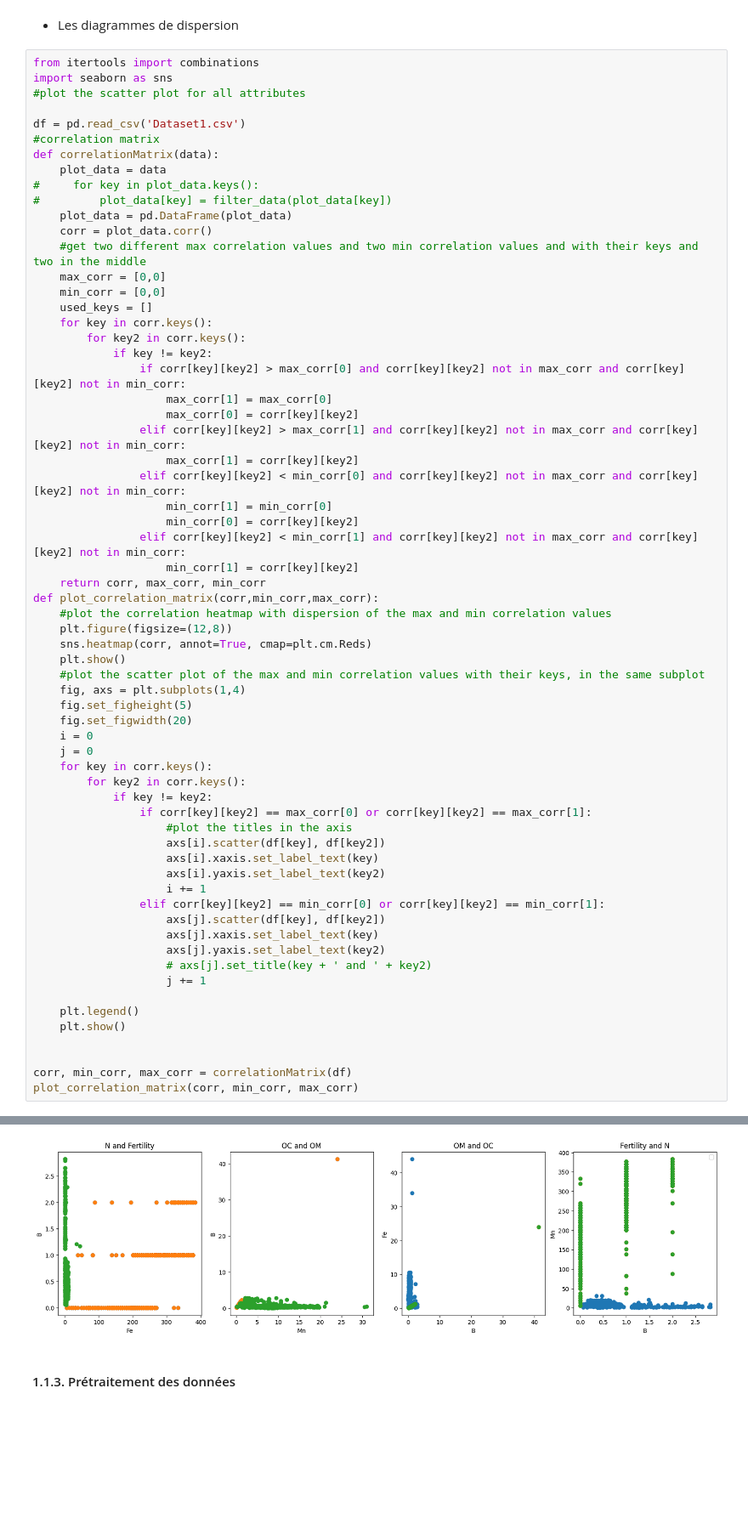
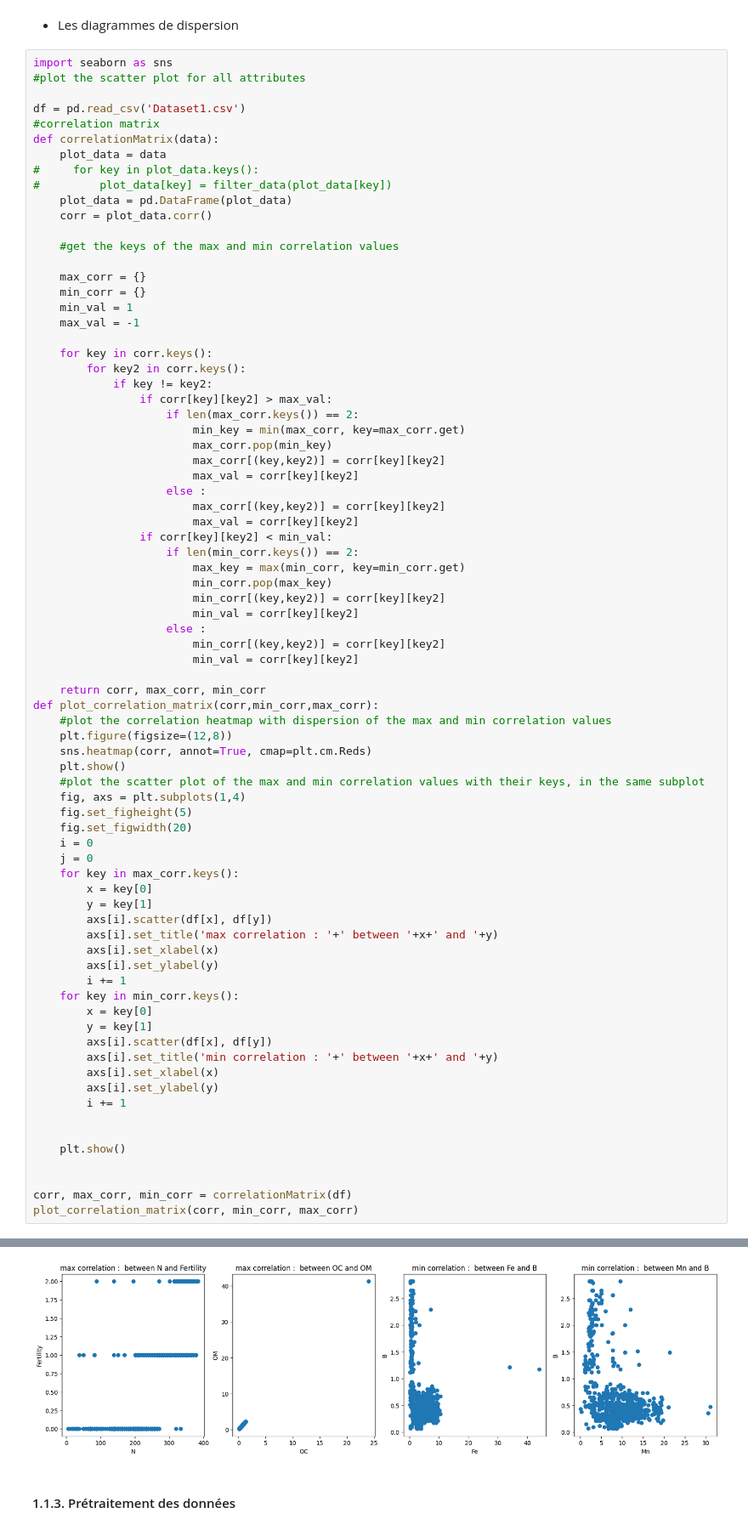
Before and after one commit to abdennour-touat/data-mining-project, a Jupyter notebook: projet.ipynb, the cells around one changed output, grey strips where cells are left out. Shown: that part at 85% size. Saved outputs shown, nothing was run; the diff lists cells and outputs as text; blank space fills up the shorter version.

```diff
--- a/projet.ipynb
+++ b/projet.ipynb
@@ -264,7 +264,6 @@ display_histograms(plot_data)
 # %% [markdown]
 * Les diagrammes de dispersion
 # %%
-from itertools import combinations
 import seaborn as sns
 #plot the scatter plot for all attributes
 
@@ -276,23 +275,36 @@ def correlationMatrix(data):
 #         plot_data[key] = filter_data(plot_data[key])
     plot_data = pd.DataFrame(plot_data)
     corr = plot_data.corr()
-    #get two different max correlation values and two min correlation values and with their keys and two in the middle
-    max_corr = [0,0]
-    min_corr = [0,0]
-    used_keys = []
+
+    #get the keys of the max and min correlation values
+
+    max_corr = {}
+    min_corr = {}
+    min_val = 1
+    max_val = -1
+
     for key in corr.keys():
         for key2 in corr.keys():
             if key != key2:
-                if corr[key][key2] > max_corr[0] and corr[key][key2] not in max_corr and corr[key][key2] not in min_corr:
-                    max_corr[1] = max_corr[0]
-                    max_corr[0] = corr[key][key2]
-                elif corr[key][key2] > max_corr[1] and corr[key][key2] not in max_corr and corr[key][key2] not in min_corr:
-                    max_corr[1] = corr[key][key2]
-                elif corr[key][key2] < min_corr[0] and corr[key][key2] not in max_corr and corr[key][key2] not in min_corr:
-                    min_corr[1] = min_corr[0]
-                    min_corr[0] = corr[key][key2]
-                elif corr[key][key2] < min_corr[1] and corr[key][key2] not in max_corr and corr[key][key2] not in min_corr:
-                    min_corr[1] = corr[key][key2]
+                if corr[key][key2] > max_val:
+                    if len(max_corr.keys()) == 2:
+                        min_key = min(max_corr, key=max_corr.get)
+                        max_corr.pop(min_key)
+                        max_corr[(key,key2)] = corr[key][key2]
+                        max_val = corr[key][key2]
+                    else :
+                        max_corr[(key,key2)] = corr[key][key2]
+                        max_val = corr[key][key2]
+                if corr[key][key2] < min_val:
+                    if len(min_corr.keys()) == 2:
+                        max_key = max(min_corr, key=min_corr.get)
+                        min_corr.pop(max_key)
+                        min_corr[(key,key2)] = corr[key][key2]
+                        min_val = corr[key][key2]
+                    else :
+                        min_corr[(key,key2)] = corr[key][key2]
+                        min_val = corr[key][key2]
+
     return corr, max_corr, min_corr
 def plot_correlation_matrix(corr,min_corr,max_corr):
     #plot the correlation heatmap with dispersion of the max and min correlation values
@@ -305,27 +317,28 @@ def plot_correlation_matrix(corr,min_corr,max_corr):
     fig.set_figwidth(20)
     i = 0
     j = 0
-    for key in corr.keys():
-        for key2 in corr.keys():
-            if key != key2:
-                if corr[key][key2] == max_corr[0] or corr[key][key2] == max_corr[1]:
-                    #plot the titles in the axis
-                    axs[i].scatter(df[key], df[key2])
-                    axs[i].xaxis.set_label_text(key)
-                    axs[i].yaxis.set_label_text(key2)
-                    i += 1
-                elif corr[key][key2] == min_corr[0] or corr[key][key2] == min_corr[1]:
-                    axs[j].scatter(df[key], df[key2])
-                    axs[j].xaxis.set_label_text(key)
-                    axs[j].yaxis.set_label_text(key2)
-                    # axs[j].set_title(key + ' and ' + key2)
-                    j += 1
+    for key in max_corr.keys():
+        x = key[0]
+        y = key[1]
+        axs[i].scatter(df[x], df[y])
+        axs[i].set_title('max correlation : '+' between '+x+' and '+y)
+        axs[i].set_xlabel(x)
+        axs[i].set_ylabel(y)
+        i += 1
+    for key in min_corr.keys():
+        x = key[0]
+        y = key[1]
+        axs[i].scatter(df[x], df[y])
+        axs[i].set_title('min correlation : '+' between '+x+' and '+y)
+        axs[i].set_xlabel(x)
+        axs[i].set_ylabel(y)
+        i += 1
 
-    plt.legend()
+
     plt.show()
 
 
-corr, min_corr, max_corr = correlationMatrix(df)
+corr, max_corr, min_corr = correlationMatrix(df)
 plot_correlation_matrix(corr, min_corr, max_corr)
 # %% [output]
 [figure]
@@ -333,4 +345,4 @@ No artists with labels found to put in legend.  Note that artists whose label st
-[figure, old version]
+[figure, new version]
 # %% [markdown]
 #### 1.1.3. Prétraitement des données
 # %% [markdown]
```
Also changed, not shown: parts of 7 cells of this notebook, 2 other files.
